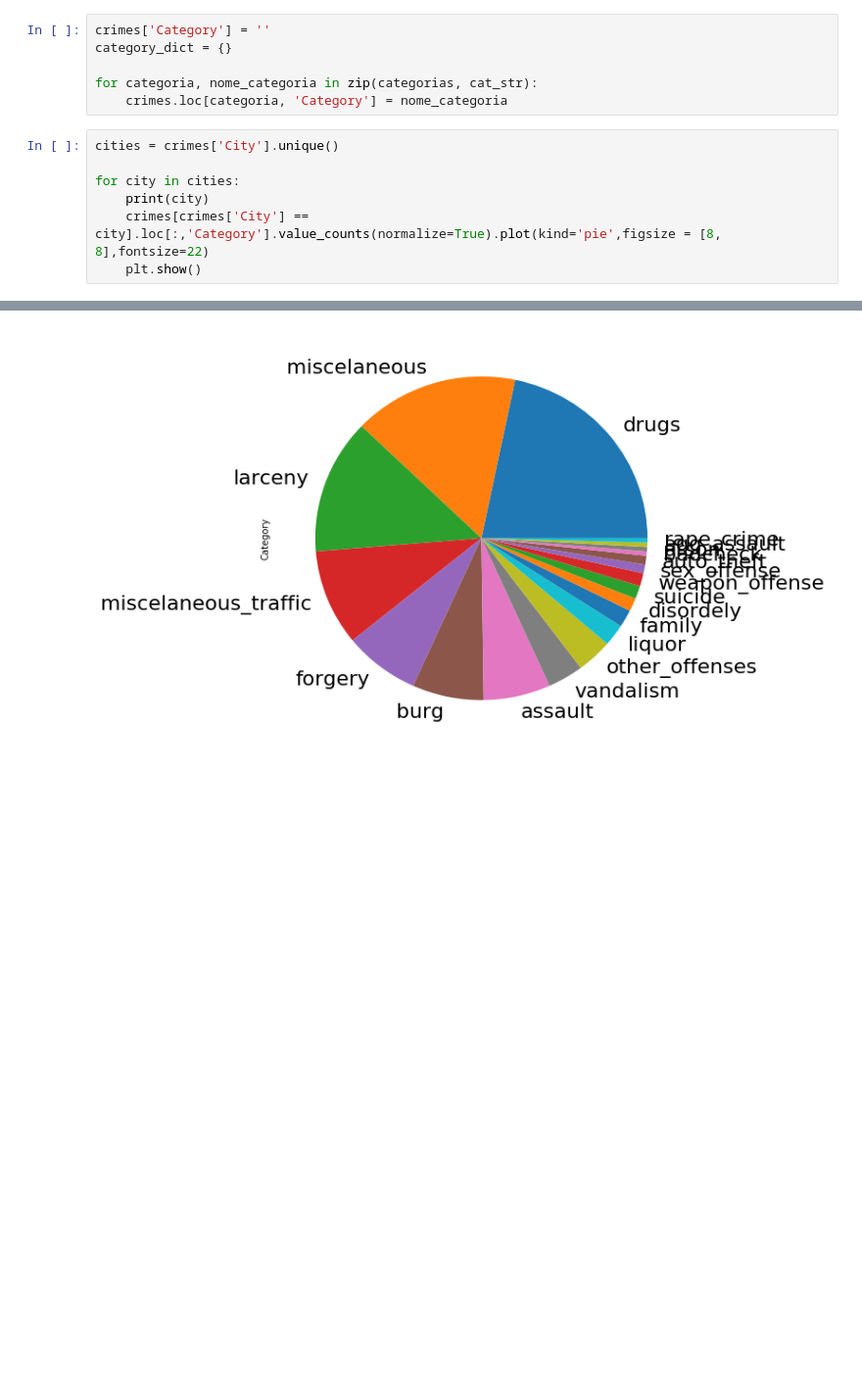
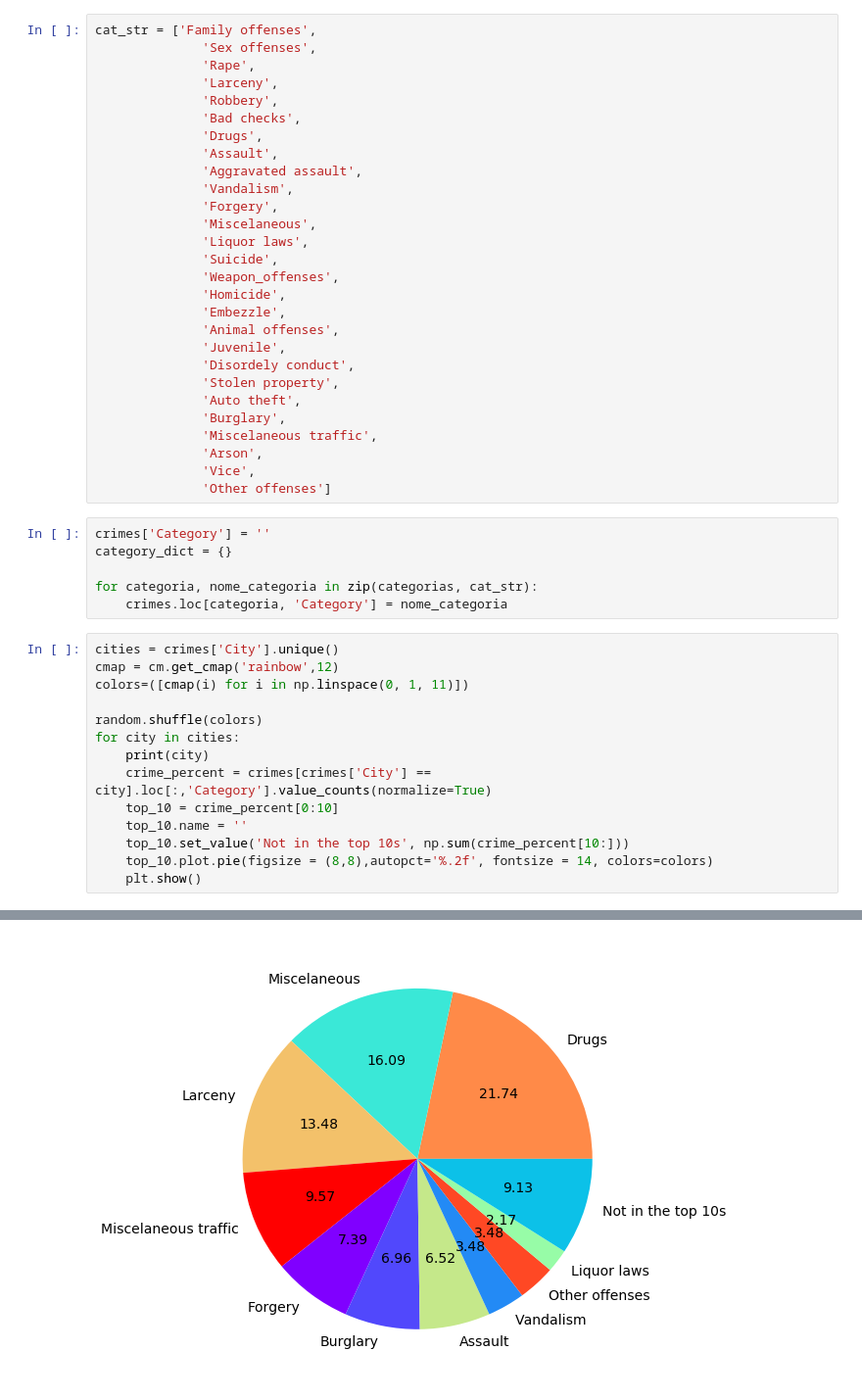
Before and after one commit to abugim/Minority-Report, a Jupyter notebook: Classificacao_ocorrencias.ipynb, the cells around one changed output, grey strips where cells are left out. Shown at 98% size. Drawn from its saved outputs; the diff is of its cells as text; blank space fills up the shorter version.

Commit message:
Cálculo e plot de crimes por cidade e por distrito policial

```diff
--- a/Classificacao_ocorrencias.ipynb
+++ b/Classificacao_ocorrencias.ipynb
@@ -261,3 +225,31 @@ cat_str = ['family',
+# %%
+cat_str = ['Family offenses',
+              'Sex offenses',
+              'Rape',
+              'Larceny',
+              'Robbery',
+              'Bad checks',
+              'Drugs',
+              'Assault',
+              'Aggravated assault',
+              'Vandalism',
+              'Forgery',
+              'Miscelaneous',
+              'Liquor laws',
+              'Suicide',
+              'Weapon_offenses',
+              'Homicide',
+              'Embezzle',
+              'Animal offenses',
+              'Juvenile',
+              'Disordely conduct',
+              'Stolen property',
+              'Auto theft',
+              'Burglary',
+              'Miscelaneous traffic',
+              'Arson',
+              'Vice',
+              'Other offenses']
 # %%
 crimes['Category'] = ''
 category_dict = {}
@@ -266,12 +258,19 @@ for categoria, nome_categoria in zip(categorias, cat_str):
     crimes.loc[categoria, 'Category'] = nome_categoria
 # %%
 cities = crimes['City'].unique()
+cmap = cm.get_cmap('rainbow',12)
+colors=([cmap(i) for i in np.linspace(0, 1, 11)])
 
+random.shuffle(colors)
 for city in cities:
     print(city)
-    crimes[crimes['City'] == city].loc[:,'Category'].value_counts(normalize=True).plot(kind='pie',figsize = [8, 8],fontsize=22)
+    crime_percent = crimes[crimes['City'] == city].loc[:,'Category'].value_counts(normalize=True)
+    top_10 = crime_percent[0:10]
+    top_10.name = ''
+    top_10.set_value('Not in the top 10s', np.sum(crime_percent[10:]))
+    top_10.plot.pie(figsize = (8,8),autopct='%.2f', fontsize = 14, colors=colors)
     plt.show()
 # %% [output]
 DAMASCUS
-[figure, old version]
+[figure, new version]
 GERMANTOWN
```
Also changed, not shown: parts of 8 cells of this notebook.
